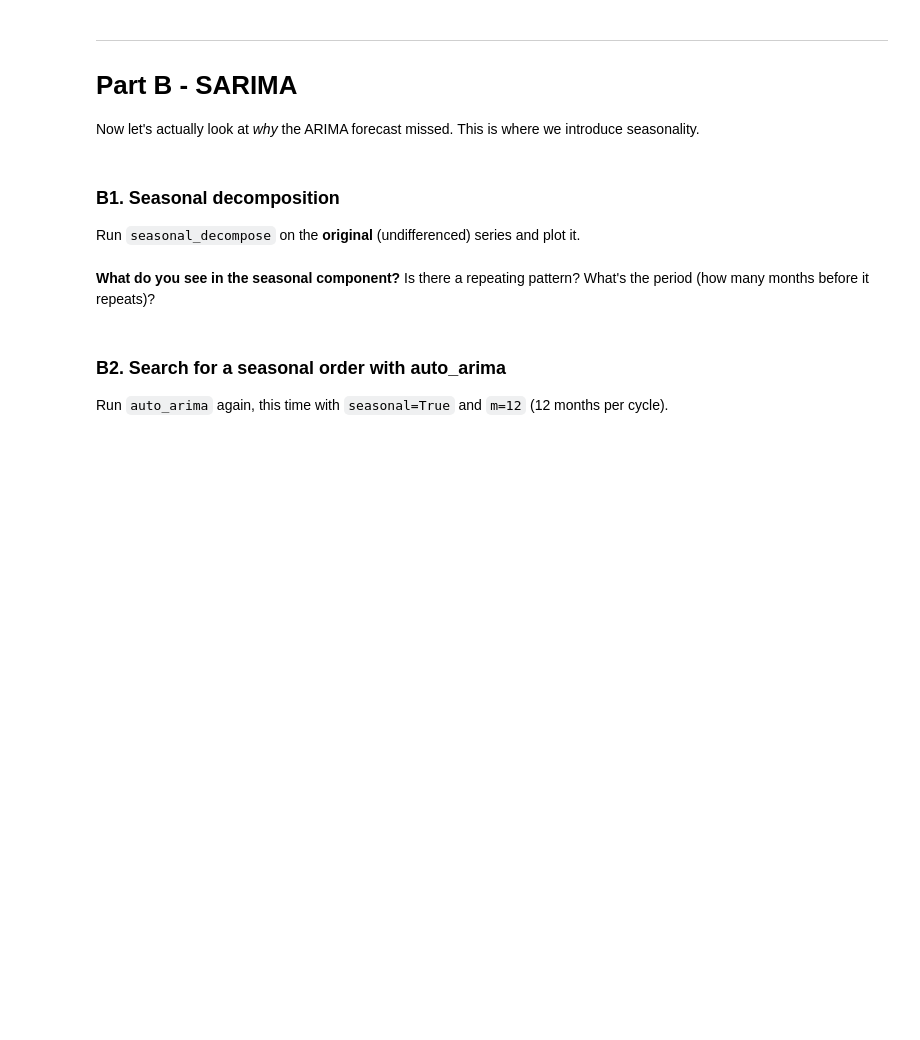
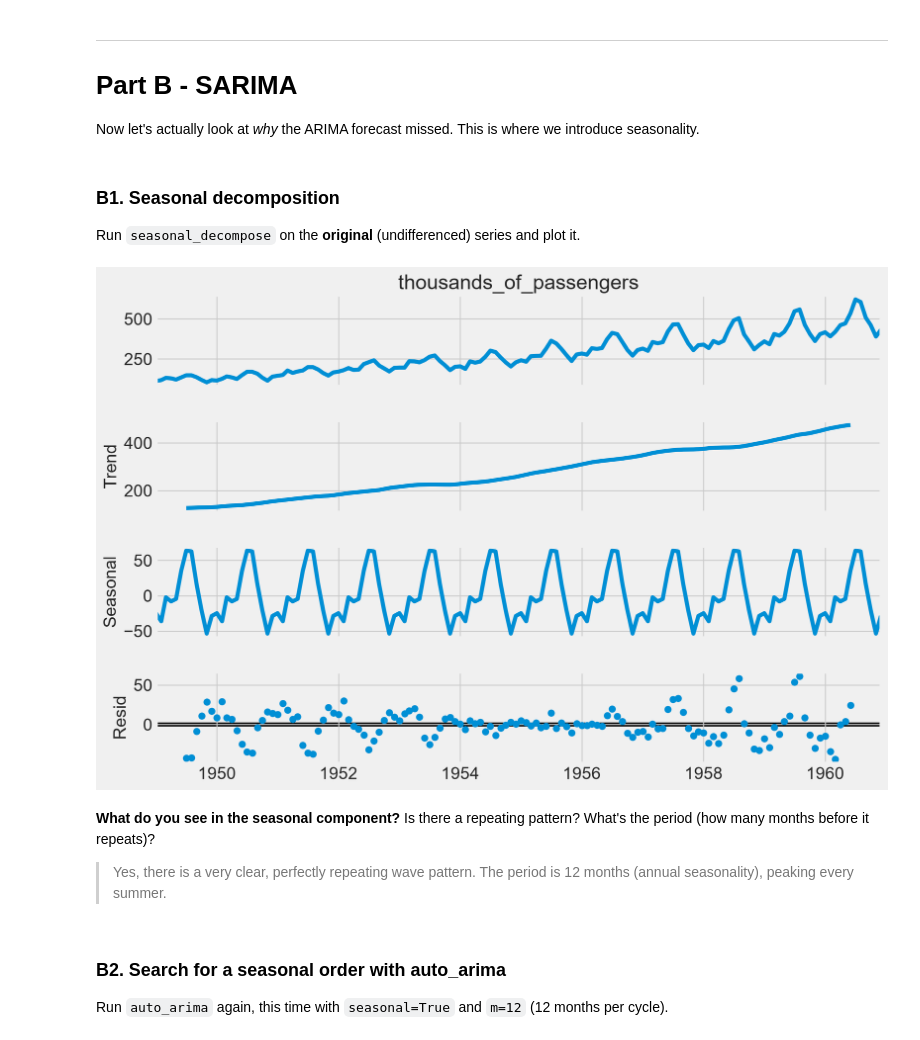
Before and after one commit to Qaem-7/labs_projects, a Jupyter notebook: Labs/8. Time Series/8.3 ARIMA/Exercise/ARIMA_SARIMAX_Lab.ipynb, the cells around one changed output. Drawn from its saved outputs; the diff is of its cells as text; code cells hidden in the pictures; blank space fills up the shorter version.

```diff
--- a/Labs/8. Time Series/8.3 ARIMA/Exercise/ARIMA_SARIMAX_Lab.ipynb
+++ b/Labs/8. Time Series/8.3 ARIMA/Exercise/ARIMA_SARIMAX_Lab.ipynb
@@ -234,8 +327,16 @@ Now let's actually look at *why* the ARIMA forecast missed. This is where we int
 Run `seasonal_decompose` on the **original** (undifferenced) series and plot it.
 # %%
 #YOUR CODE HERE
+decomp = seasonal_decompose(df['thousands_of_passengers'], period= 12)
+fig = decomp.plot()
+fig.set_size_inches(12, 8)
+plt.show()
+# %% [output]
+[figure, added]
 # %% [markdown]
 **What do you see in the seasonal component?** Is there a repeating pattern? What's the period (how many months before it repeats)?
+
+> Yes, there is a very clear, perfectly repeating wave pattern. The period is 12 months (annual seasonality), peaking every summer.
 # %% [markdown]
 ### B2. Search for a seasonal order with auto_arima
 
```
Also changed, not shown: parts of 16 cells of this notebook.
